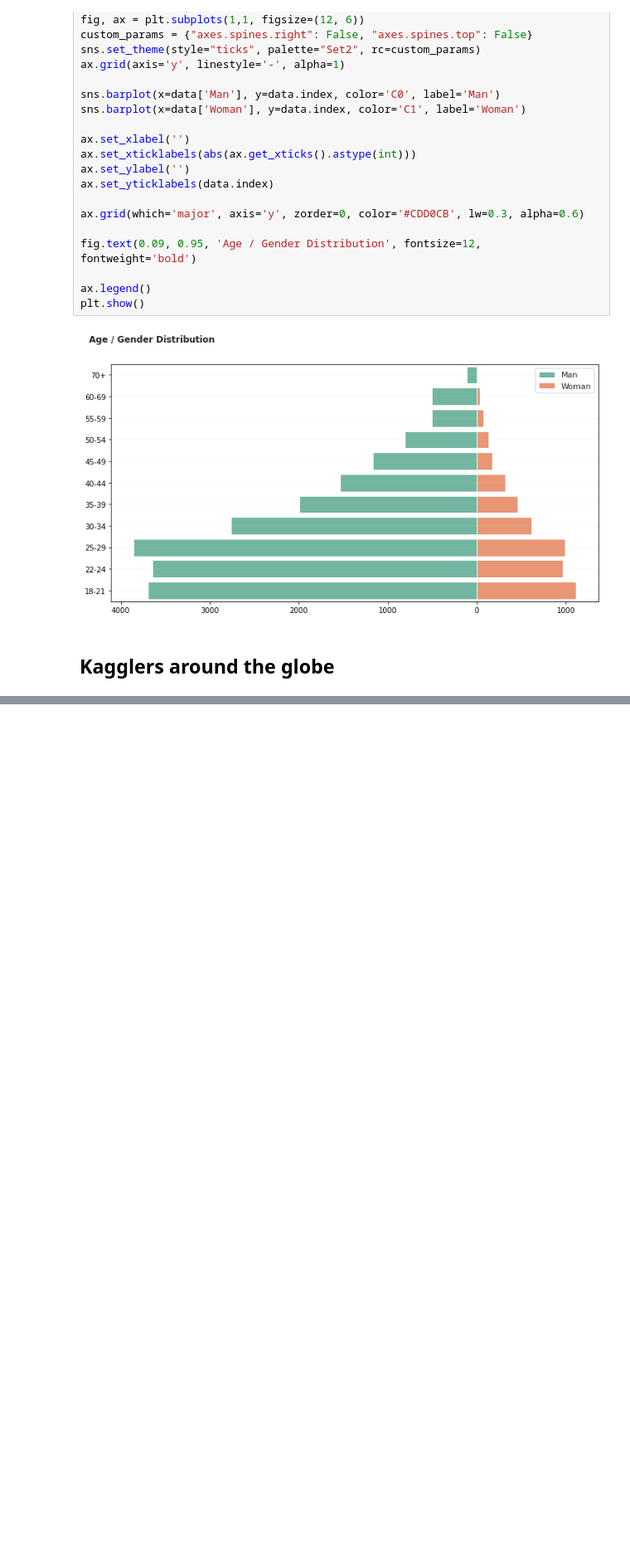
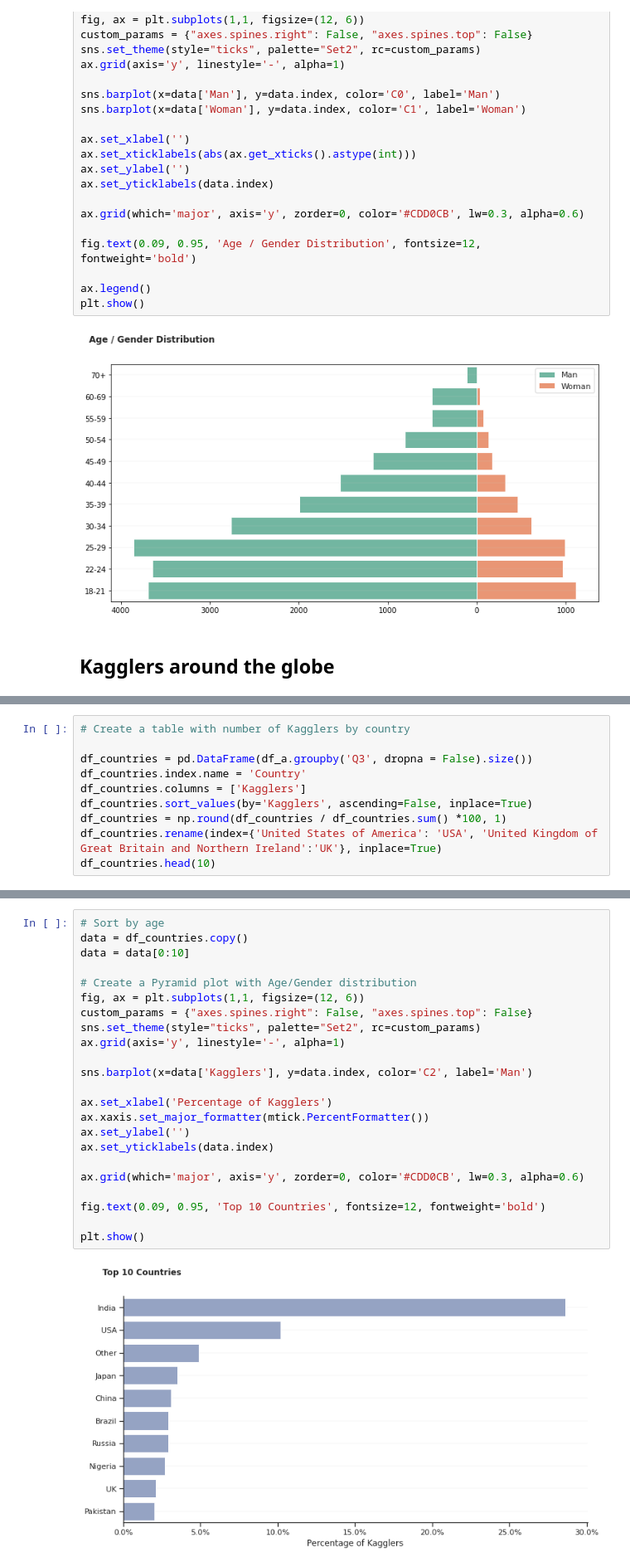
Before and after one commit to StephRoos/Data-Science, a Jupyter notebook: Kaggle_Survey/2021_Kaggle_Survey_Analysis.ipynb, the cells around one changed output, grey strips where cells are left out. Shown at 83% size. Saved outputs shown, nothing was run; the diff lists cells and outputs as text; blank space fills up the shorter version.

Commit message:
Add Kagglers Around the Globe

```diff
--- a/Kaggle_Survey/2021_Kaggle_Survey_Analysis.ipynb
+++ b/Kaggle_Survey/2021_Kaggle_Survey_Analysis.ipynb
@@ -86,0 +86,10 @@ plt.show()
+# %%
+# Create a table with number of Kagglers by country
+
+df_countries = pd.DataFrame(df_a.groupby('Q3', dropna = False).size())
+df_countries.index.name = 'Country'
+df_countries.columns = ['Kagglers']
+df_countries.sort_values(by='Kagglers', ascending=False, inplace=True)
+df_countries = np.round(df_countries / df_countries.sum() *100, 1)
+df_countries.rename(index={'United States of America': 'USA', 'United Kingdom of Great Britain and Northern Ireland':'UK'}, inplace=True)
+df_countries.head(10)
@@ -86,0 +109,25 @@ plt.show()
+# %%
+# Sort by age
+data = df_countries.copy()
+data = data[0:10]
+
+# Create a Pyramid plot with Age/Gender distribution
+fig, ax = plt.subplots(1,1, figsize=(12, 6))
+custom_params = {"axes.spines.right": False, "axes.spines.top": False}
+sns.set_theme(style="ticks", palette="Set2", rc=custom_params)
+ax.grid(axis='y', linestyle='-', alpha=1)
+
+sns.barplot(x=data['Kagglers'], y=data.index, color='C2', label='Man')
+
+ax.set_xlabel('Percentage of Kagglers')
+ax.xaxis.set_major_formatter(mtick.PercentFormatter())
+ax.set_ylabel('')
+ax.set_yticklabels(data.index)
+
+ax.grid(which='major', axis='y', zorder=0, color='#CDD0CB', lw=0.3, alpha=0.6)
+
+fig.text(0.09, 0.95, 'Top 10 Countries', fontsize=12, fontweight='bold')
+
+plt.show()
+# %% [output]
+[figure, added]
```
Also changed, not shown: parts of 3 cells of this notebook.
